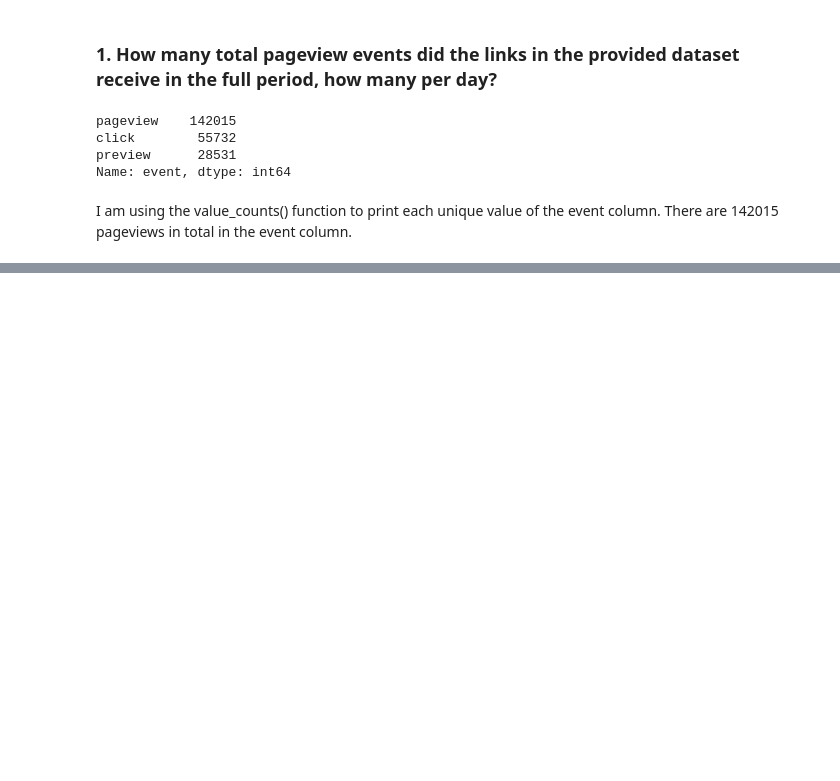
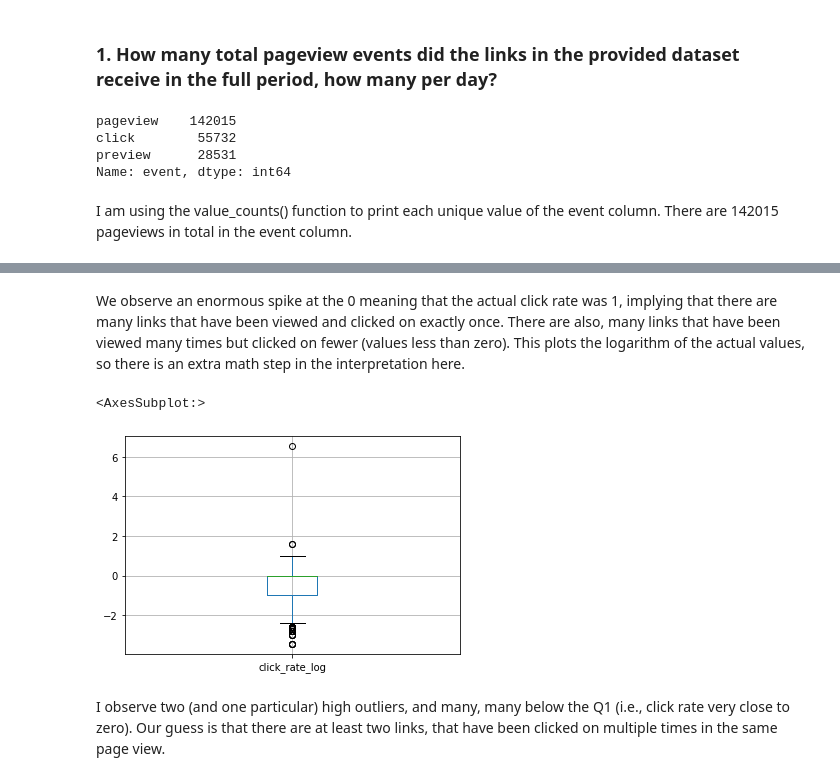
Before and after one commit to tugceturkkal/Data-Projects, a Jupyter notebook: Website Traffic Analysis.ipynb, the cells around one changed output, grey strips where cells are left out. Saved outputs shown, nothing was run; the diff lists cells and outputs as text; code cells hidden in the pictures; blank space fills up the shorter version.

```diff
--- a/Website Traffic Analysis.ipynb
+++ b/Website Traffic Analysis.ipynb
@@ -54,0 +282,9 @@ Name: event, dtype: int64
+# %% [markdown]
+We observe an enormous spike at the 0 meaning that the actual click rate was 1, implying that there are many links that have been viewed and clicked on exactly once. There are also, many links that have been viewed many times but clicked on fewer (values less than zero). This plots the logarithm of the actual values, so there is an extra math step in the interpretation here.
+# %%
+data_question_5.boxplot(column = 'click_rate_log')
+# %% [output]
+<AxesSubplot:>
+[figure, added]
+# %% [markdown]
+I observe two (and one particular) high outliers, and many, many below the Q1 (i.e., click rate very close to zero). Our guess is that there are at least two links, that have been clicked on multiple times in the same page view.
```
Also changed, not shown: parts of 39 cells of this notebook.
